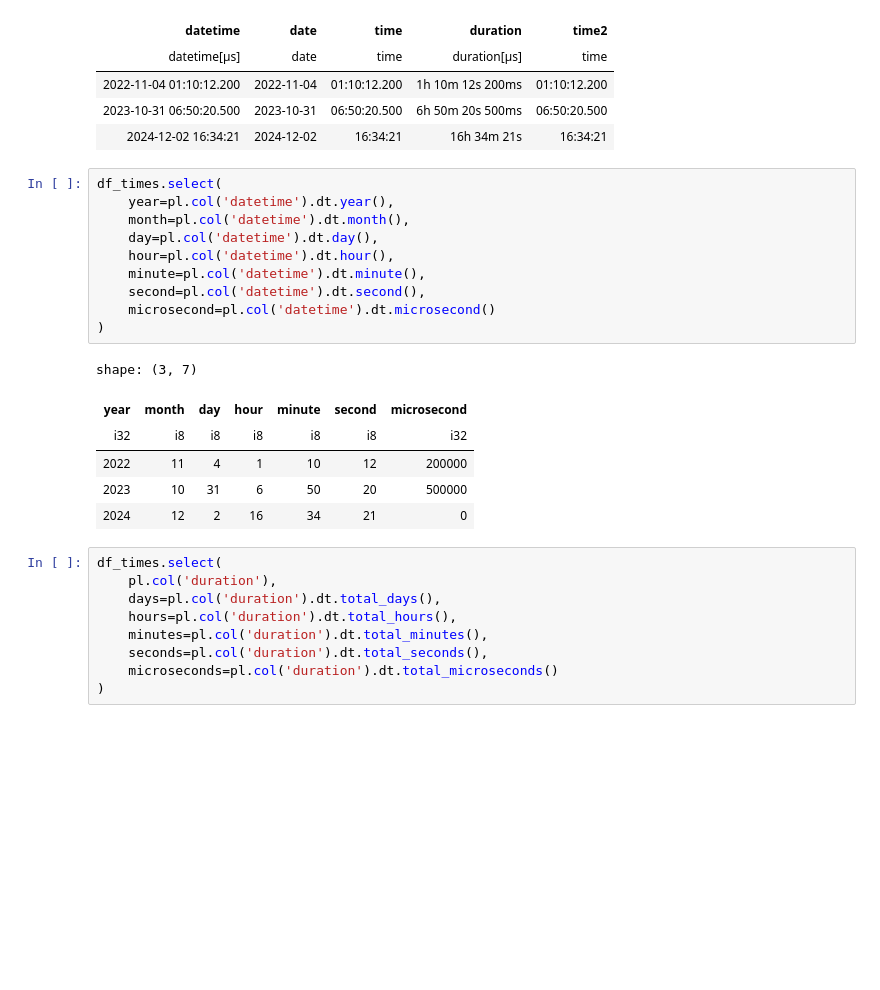
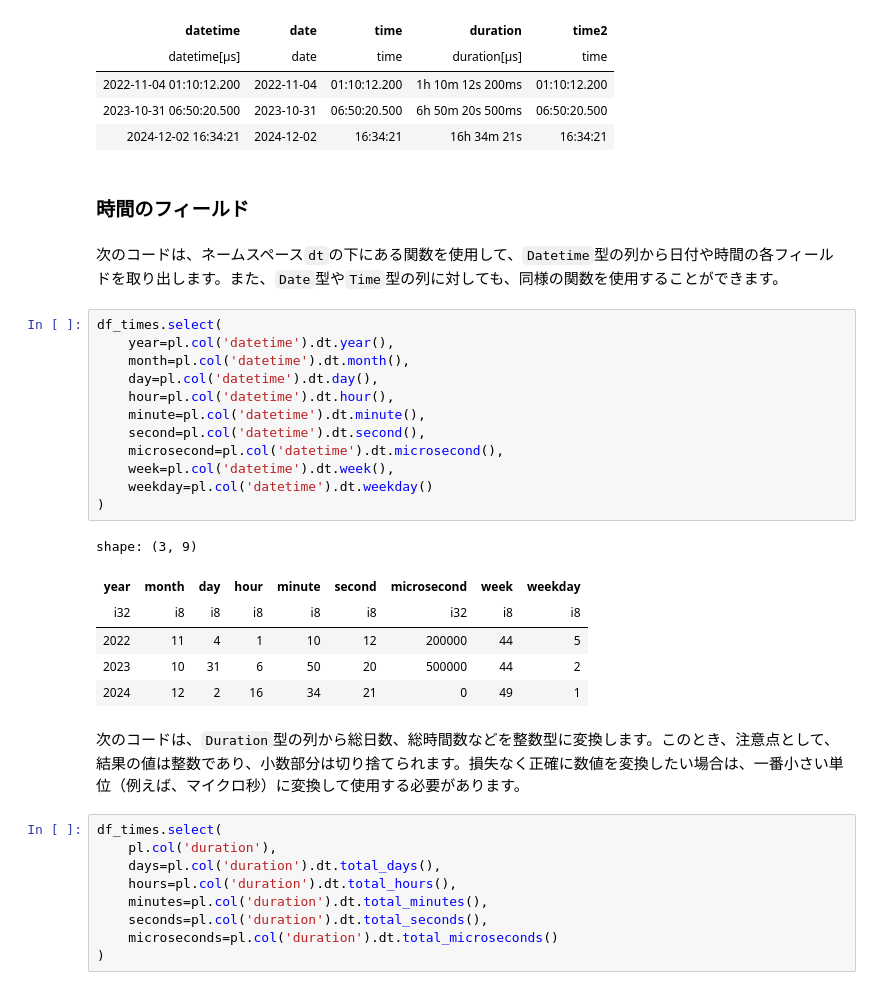
Before and after one commit to ruoyu0088/polars_guide, a Jupyter notebook: polars_guide/048_polars_time.ipynb, the cells around one changed output. Cells and saved outputs as stored; diff of their text form; blank space fills up the shorter version.

Commit message:
update time document

```diff
--- a/polars_guide/048_polars_time.ipynb
+++ b/polars_guide/048_polars_time.ipynb
@@ -89,23 +102,31 @@ shape: (3, 5)
 | 2022-11-04 01:10:12.200 | 2022-11-04 | 01:10:12.200 | 1h 10m 12s 200ms | 01:10:12.200 |
 | 2023-10-31 06:50:20.500 | 2023-10-31 | 06:50:20.500 | 6h 50m 20s 500ms | 06:50:20.500 |
 | 2024-12-02 16:34:21 | 2024-12-02 | 16:34:21 | 16h 34m 21s | 16:34:21 |
+# %% [markdown]
+### 時間のフィールド
+# %% [markdown]
+次のコードは、ネームスペース`dt`の下にある関数を使用して、`Datetime`型の列から日付や時間の各フィールドを取り出します。また、`Date`型や`Time`型の列に対しても、同様の関数を使用することができます。
 # %%
 df_times.select(
     year=pl.col('datetime').dt.year(),
     month=pl.col('datetime').dt.month(),
     day=pl.col('datetime').dt.day(),
     hour=pl.col('datetime').dt.hour(),
     minute=pl.col('datetime').dt.minute(),
     second=pl.col('datetime').dt.second(),
-    microsecond=pl.col('datetime').dt.microsecond()
+    microsecond=pl.col('datetime').dt.microsecond(),
+    week=pl.col('datetime').dt.week(),
+    weekday=pl.col('datetime').dt.weekday()
 )
 # %% [output]
-shape: (3, 7)
+shape: (3, 9)
-| year | month | day | hour | minute | second | microsecond |
-| i32 | i8 | i8 | i8 | i8 | i8 | i32 |
-| 2022 | 11 | 4 | 1 | 10 | 12 | 200000 |
-| 2023 | 10 | 31 | 6 | 50 | 20 | 500000 |
-| 2024 | 12 | 2 | 16 | 34 | 21 | 0 |
+| year | month | day | hour | minute | second | microsecond | week | weekday |
+| i32 | i8 | i8 | i8 | i8 | i8 | i32 | i8 | i8 |
+| 2022 | 11 | 4 | 1 | 10 | 12 | 200000 | 44 | 5 |
+| 2023 | 10 | 31 | 6 | 50 | 20 | 500000 | 44 | 2 |
+| 2024 | 12 | 2 | 16 | 34 | 21 | 0 | 49 | 1 |
+# %% [markdown]
+次のコードは、`Duration`型の列から総日数、総時間数などを整数型に変換します。このとき、注意点として、結果の値は整数であり、小数部分は切り捨てられます。損失なく正確に数値を変換したい場合は、一番小さい単位（例えば、マイクロ秒）に変換して使用する必要があります。
 # %%
 df_times.select(
     pl.col('duration'),
```
Also changed, not shown: parts of 42 cells of this notebook, 1 other file.
